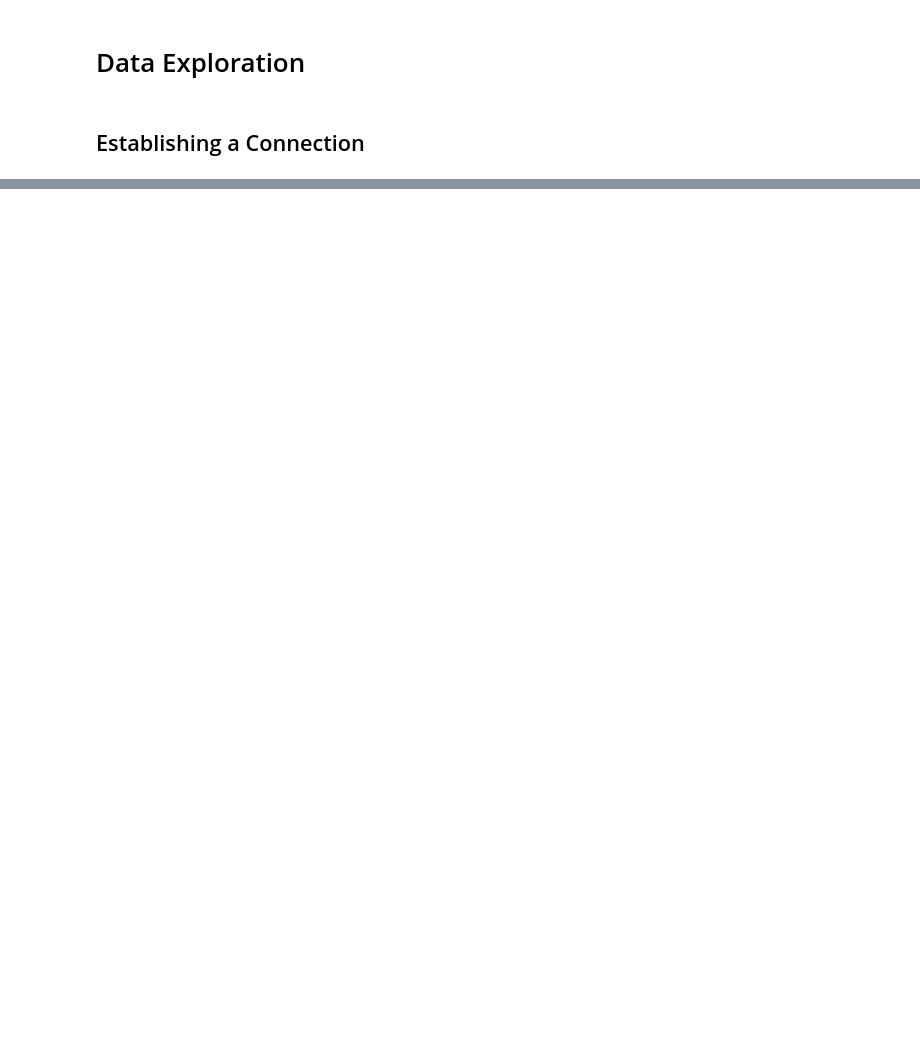
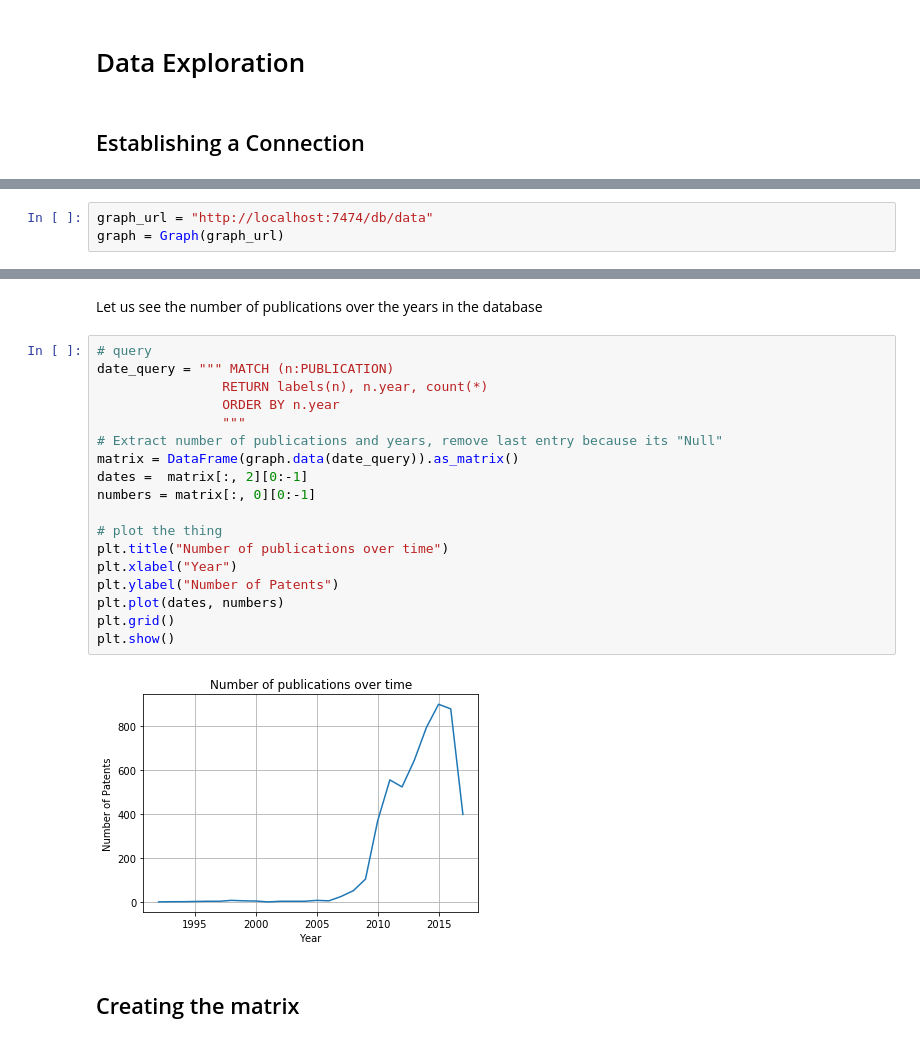
Before and after one commit to duarteocarmo/technological_capabilities, a Jupyter notebook: nbs/Exploring.ipynb, the cells around one changed output, grey strips where cells are left out. Saved outputs shown, nothing was run; the diff lists cells and outputs as text; blank space fills up the shorter version.

Commit message:
Added general frequency matrix.

```diff
--- a/nbs/Exploring.ipynb
+++ b/nbs/Exploring.ipynb
@@ -4,0 +16,3 @@
+# %%
+graph_url = "http://localhost:7474/db/data"
+graph = Graph(graph_url)
@@ -4,0 +40,24 @@
+# %% [markdown]
+Let us see the number of publications over the years in the database
+# %%
+# query
+date_query = """ MATCH (n:PUBLICATION)
+                RETURN labels(n), n.year, count(*)
+                ORDER BY n.year
+                """
+# Extract number of publications and years, remove last entry because its "Null"
+matrix = DataFrame(graph.data(date_query)).as_matrix()
+dates =  matrix[:, 2][0:-1]
+numbers = matrix[:, 0][0:-1]
+
+# plot the thing
+plt.title("Number of publications over time")
+plt.xlabel("Year")
+plt.ylabel("Number of Patents")
+plt.plot(dates, numbers)
+plt.grid()
+plt.show()
+# %% [output]
+[figure, added]
+# %% [markdown]
+## Creating the matrix
```
Also changed, not shown: parts of 14 cells of this notebook.
